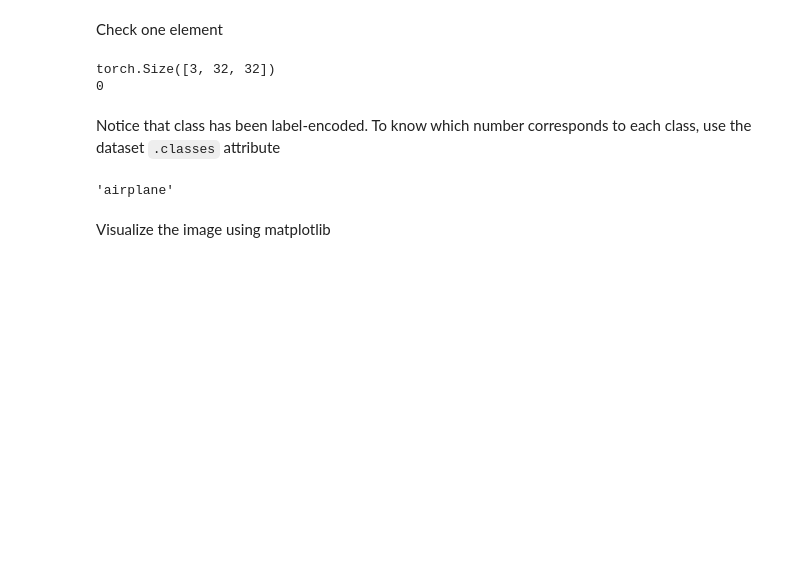
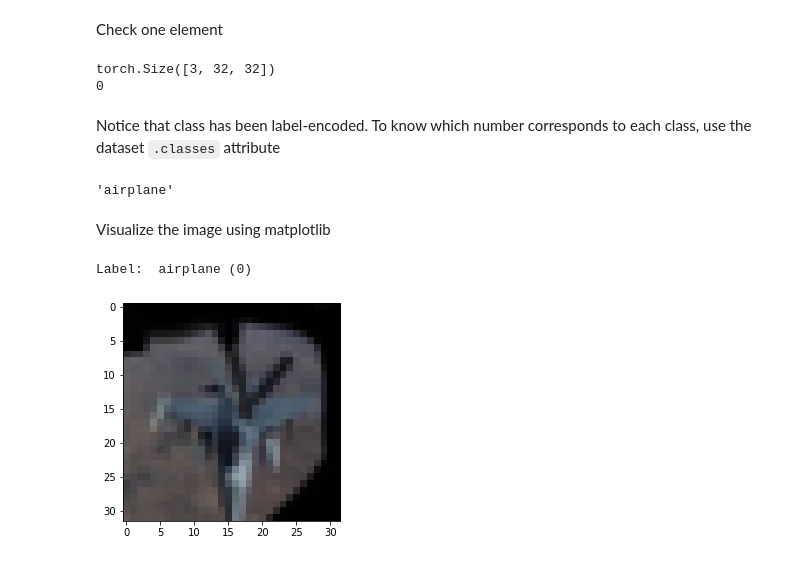
Before and after one commit to Edoch94/PyTorch-notes, a Jupyter notebook: convolutional_nn.ipynb, the cells around one changed output. Saved outputs shown, nothing was run; the diff lists cells and outputs as text; code cells hidden in the pictures; blank space fills up the shorter version.

```diff
--- a/convolutional_nn.ipynb
+++ b/convolutional_nn.ipynb
@@ -88,7 +95,10 @@ This directory structure (one folder per class) is widly used in computer vision
 from torchvision.datasets import ImageFolder
 from torchvision.transforms import ToTensor
 
-dataset = ImageFolder(str(CIFAR10_folder_raw/'cifar10'/'train'), transform=ToTensor())
+dataset = ImageFolder(
+    str(CIFAR10_folder_raw/'cifar10'/'train'),
+    transform=ToTensor()
+)
 # %% [markdown]
 Check one element
 # %%
@@ -116,3 +126,8 @@ matplotlib.rcParams['figure.facecolor'] = '#ffffff'
 def show_example(img, label_id):
     print('Label: ', dataset.classes[label_id], "("+str(label_id)+")")
     plt.imshow(img.permute(1, 2, 0))
+# %%
+show_example(*dataset[10])
+# %% [output]
+Label:  airplane (0)
+[figure, added]
```
Also changed, not shown: parts of 44 cells of this notebook.
